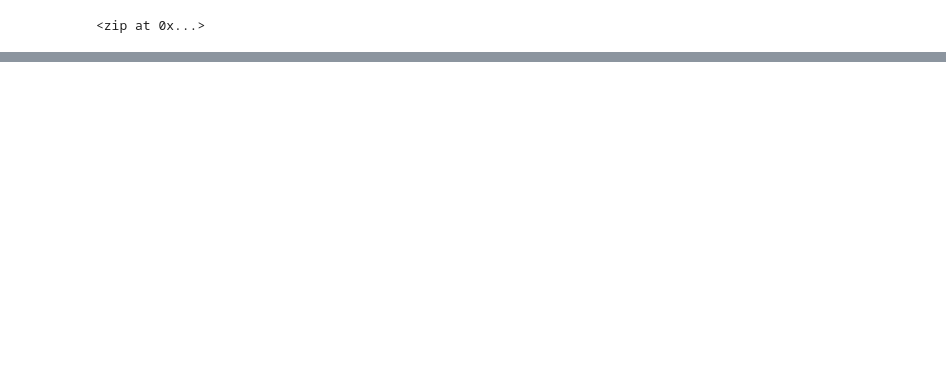
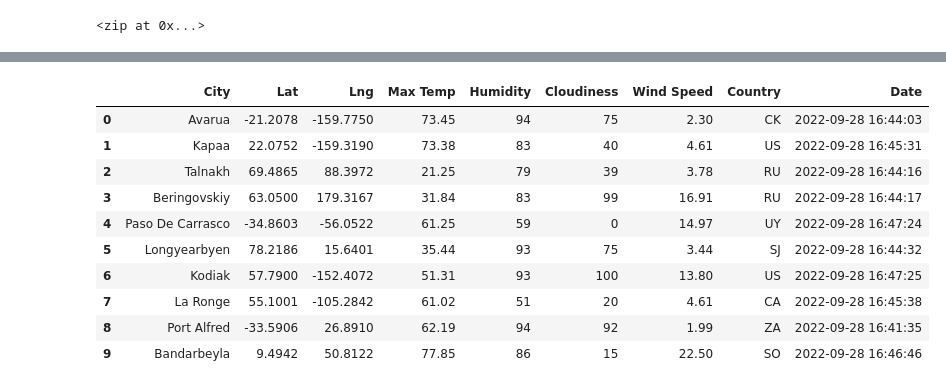
Before and after one commit to nnamdiilokah/World_Weather_Analysis, a Jupyter notebook: WeatherPy.ipynb, the cells around one changed output, grey strips where cells are left out. Drawn from its saved outputs; the diff is of its cells as text; code cells hidden in the pictures; blank space fills up the shorter version.

Commit message:
Retrieve, Collect, and Clean Weather Data

```diff
--- a/WeatherPy.ipynb
+++ b/WeatherPy.ipynb
@@ -6,3 +12,6 @@ import numpy as np
+# %%
+# Starting URL for Weather Map API Call.
+url = "http://api.openweathermap.org/data/2.5/weather?units=Imperial&APPID=" + weather_api_key
 # %%
 # create a set of random latitude and longitude combinations
 lats = np.random.uniform(low=-90.000,high=90.000,size=1500)
@@ -32,0 +126,16 @@ len(cities)
+# %%
+# Convert the array of dictionaries to a Pandas DataFrame.
+city_data_df = pd.DataFrame(city_data)
+city_data_df.head(10)
+# %% [output]
+|  | City | Lat | Lng | Max Temp | Humidity | Cloudiness | Wind Speed | Country | Date |
+| 0 | Avarua | -21.2078 | -159.7750 | 73.45 | 94 | 75 | 2.30 | CK | 2022-09-28 16:44:03 |
+| 1 | Kapaa | 22.0752 | -159.3190 | 73.38 | 83 | 40 | 4.61 | US | 2022-09-28 16:45:31 |
+| 2 | Talnakh | 69.4865 | 88.3972 | 21.25 | 79 | 39 | 3.78 | RU | 2022-09-28 16:44:16 |
+| 3 | Beringovskiy | 63.0500 | 179.3167 | 31.84 | 83 | 99 | 16.91 | RU | 2022-09-28 16:44:17 |
+| 4 | Paso De Carrasco | -34.8603 | -56.0522 | 61.25 | 59 | 0 | 14.97 | UY | 2022-09-28 16:47:24 |
+| 5 | Longyearbyen | 78.2186 | 15.6401 | 35.44 | 93 | 75 | 3.44 | SJ | 2022-09-28 16:44:32 |
+| 6 | Kodiak | 57.7900 | -152.4072 | 51.31 | 93 | 100 | 13.80 | US | 2022-09-28 16:47:25 |
+| 7 | La Ronge | 55.1001 | -105.2842 | 61.02 | 51 | 20 | 4.61 | CA | 2022-09-28 16:45:38 |
+| 8 | Port Alfred | -33.5906 | 26.8910 | 62.19 | 94 | 92 | 1.99 | ZA | 2022-09-28 16:41:35 |
+| 9 | Bandarbeyla | 9.4942 | 50.8122 | 77.85 | 86 | 15 | 22.50 | SO | 2022-09-28 16:46:46 |
```
Also changed, not shown: parts of 5 cells of this notebook, 1 other file.
